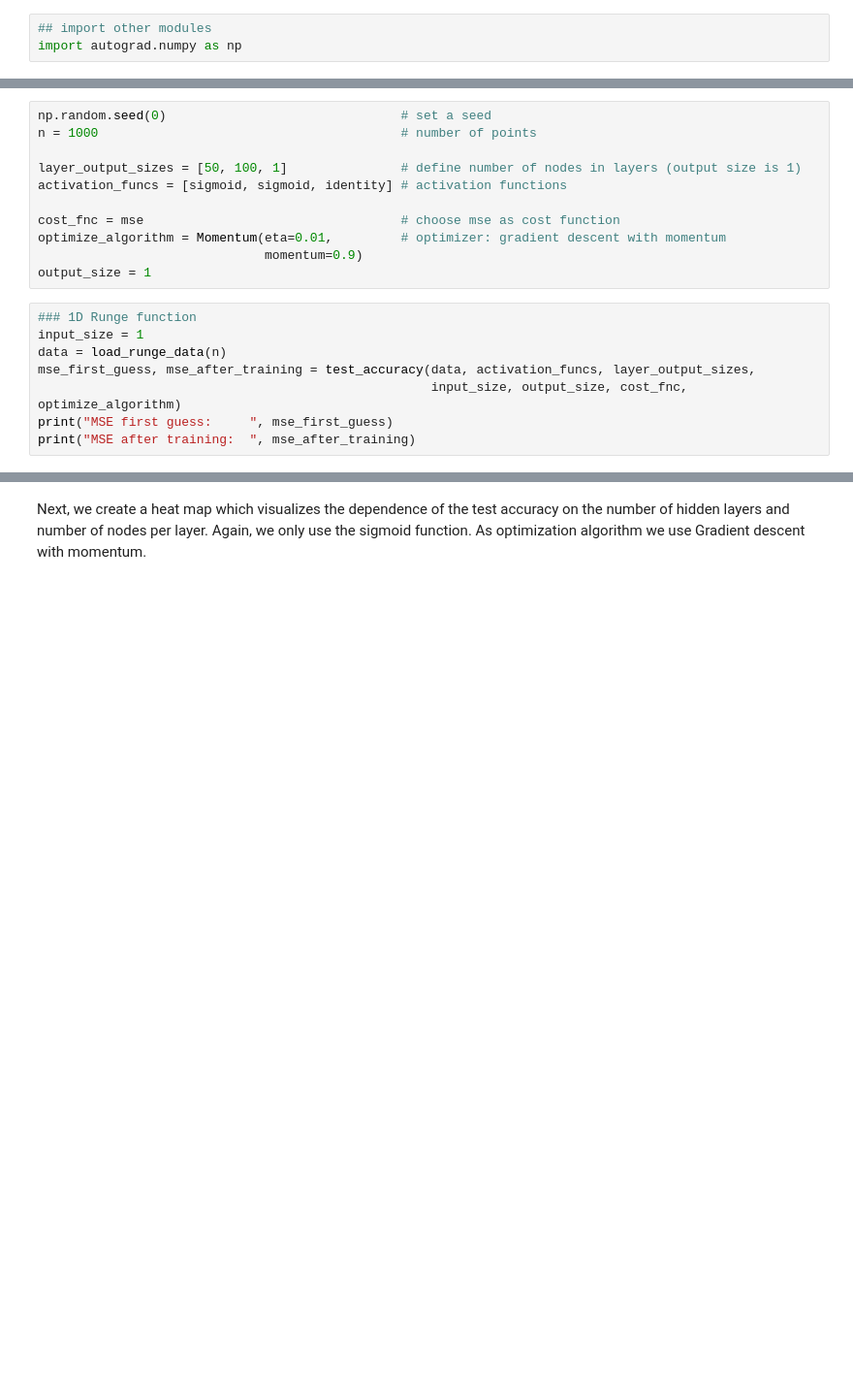
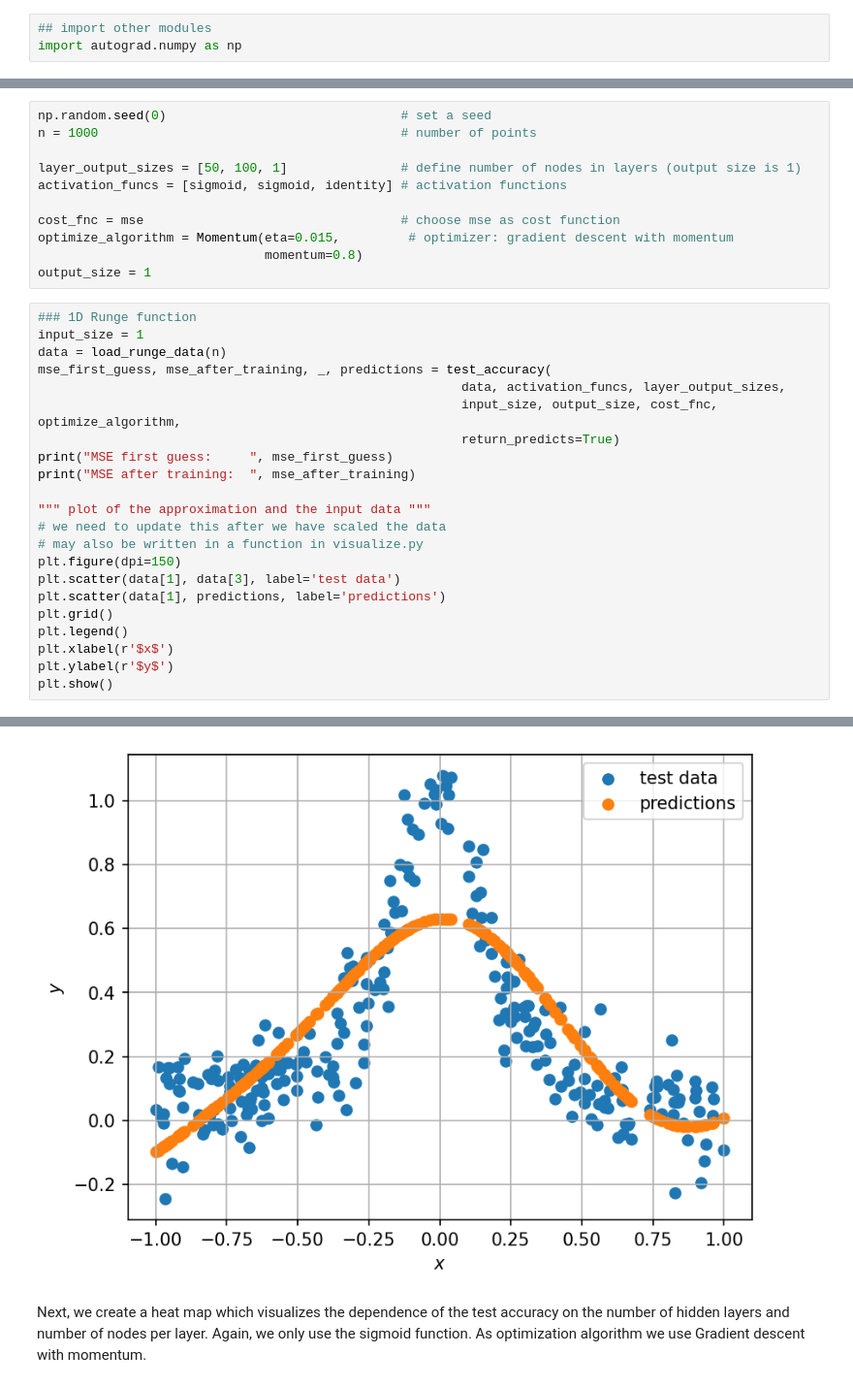
Before and after one commit to thomas-engl/Project2-Applied-ML, a Jupyter notebook: Code/project2_run.ipynb, the cells around one changed output, grey strips where cells are left out. Shown at 97% size. Drawn from its saved outputs; the diff is of its cells as text; blank space fills up the shorter version.

```diff
--- a/Code/project2_run.ipynb
+++ b/Code/project2_run.ipynb
@@ -24,15 +23,29 @@ layer_output_sizes = [50, 100, 1]               # define number of nodes in laye
 activation_funcs = [sigmoid, sigmoid, identity] # activation functions
 
 cost_fnc = mse                                  # choose mse as cost function
-optimize_algorithm = Momentum(eta=0.01,         # optimizer: gradient descent with momentum
-                              momentum=0.9)
+optimize_algorithm = Momentum(eta=0.015,         # optimizer: gradient descent with momentum
+                              momentum=0.8)
 output_size = 1
 # %%
 ### 1D Runge function
 input_size = 1
 data = load_runge_data(n)
-mse_first_guess, mse_after_training = test_accuracy(data, activation_funcs, layer_output_sizes,
-                                                    input_size, output_size, cost_fnc, optimize_algorithm)
+mse_first_guess, mse_after_training, _, predictions = test_accuracy(
+                                                        data, activation_funcs, layer_output_sizes,
+                                                        input_size, output_size, cost_fnc, optimize_algorithm,
+                                                        return_predicts=True)
 print("MSE first guess:     ", mse_first_guess)
 print("MSE after training:  ", mse_after_training)
+
+""" plot of the approximation and the input data """
+# we need to update this after we have scaled the data
+# may also be written in a function in visualize.py
+plt.figure(dpi=150)
+plt.scatter(data[1], data[3], label='test data')
+plt.scatter(data[1], predictions, label='predictions')
+plt.grid()
+plt.legend()
+plt.xlabel(r'$x$')
+plt.ylabel(r'$y$')
+plt.show()
 # %% [output]
@@ -41,3 +54,4 @@ MSE after training:   0.03611369974327039
+[figure, added]
 # %% [markdown]
 Next, we create a heat map which visualizes the dependence of the test accuracy on the number of hidden layers and number of nodes per layer. Again, we only use the sigmoid function. As optimization algorithm we use Gradient descent with momentum.
 # %%
```
Also changed, not shown: parts of 9 cells of this notebook.
